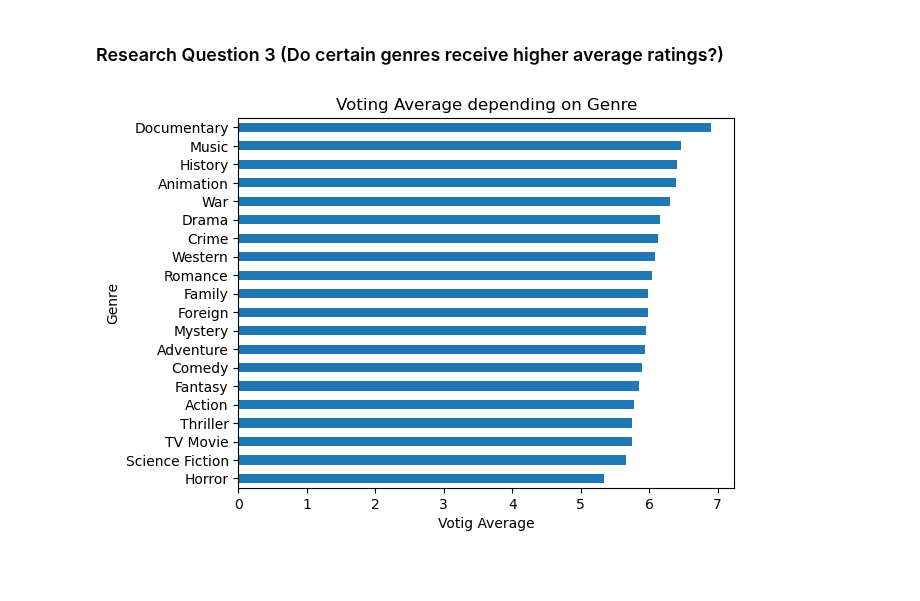
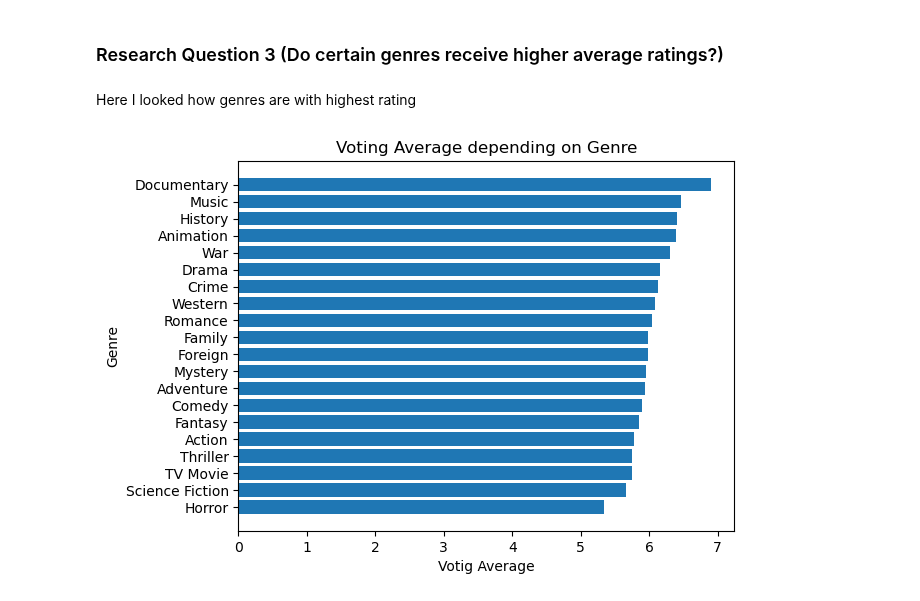
Before and after one commit to ImadAker/IMDB-Project, a Jupyter notebook: Investigate_a_Dataset.ipynb, the cells around one changed output. Drawn from its saved outputs; the diff is of its cells as text; code cells hidden in the pictures; blank space fills up the shorter version.

```diff
--- a/Investigate_a_Dataset.ipynb
+++ b/Investigate_a_Dataset.ipynb
@@ -75,0 +49,24 @@ df.head()
+# %%
+def create_plot(plot_type, data, x_col=None, y_col=None,
+                bins=50, title="", xlabel="", ylabel=""):
+
+    fig, ax = plt.subplots()
+
+    if plot_type == "hist":
+        ax.hist(data[x_col], bins=bins)
+
+    elif plot_type == "scatter":
+        ax.scatter(data[x_col], data[y_col])
+
+    elif plot_type == "line":
+        ax.plot(data[x_col], data[y_col])
+
+    elif plot_type == "bar":
+        ax.bar(data[x_col], data[y_col])
+
+    elif plot_type == "barh":
+        # Use the columns you specified
+        ax.barh(data[y_col], data[x_col])
+
+    set_plot_labels(ax, title, xlabel, ylabel)
+    plt.show()
@@ -361,13 +360,17 @@ set_plot_labels(
 [figure]
 # %% [markdown]
 ### Research Question 3 (Do certain genres receive higher average ratings?)
+# %% [markdown]
+Here I looked how genres are with highest rating
 # %%
-fig = df_genres.groupby("genres")["vote_average"].mean().sort_values().plot(kind="barh")
-set_plot_labels(
-    fig,
+create_plot(
+    "barh",
+    df_genres.groupby("genres")["vote_average"].mean().sort_values().reset_index(),
+    x_col="vote_average",
+    y_col="genres",
     title="Voting Average depending on Genre",
     xlabel="Votig Average",
     ylabel="Genre"
 )
 # %% [output]
-[figure, old version]
+[figure, new version]
```
Also changed, not shown: parts of 49 cells of this notebook, 1 other file.
